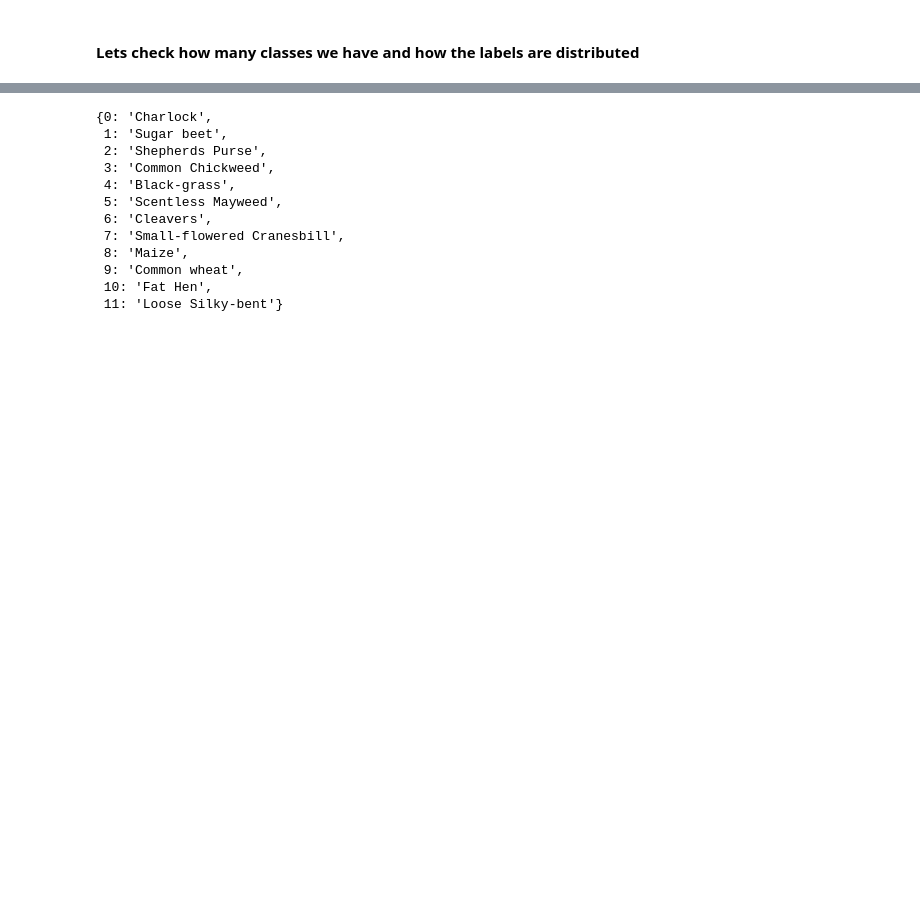
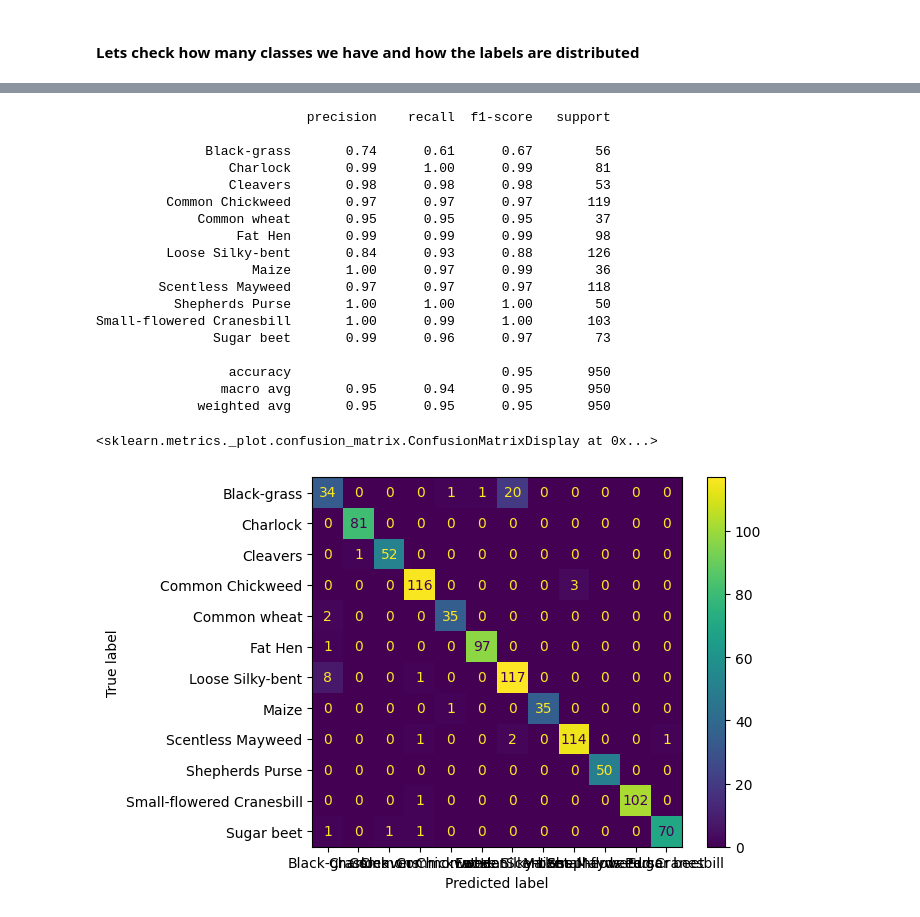
Before and after one commit to maximdorogov/vit-for-multiclass-image-classification, a Jupyter notebook: notebooks/exploration.ipynb, the cells around one changed output, grey strips where cells are left out. Saved outputs shown, nothing was run; the diff lists cells and outputs as text; code cells hidden in the pictures; blank space fills up the shorter version.

```diff
--- a/notebooks/exploration.ipynb
+++ b/notebooks/exploration.ipynb
@@ -137,15 +47,0 @@ eval_classifier(
-# %%
-model.config.id2label
-# %% [output]
-{0: 'Charlock',
- 1: 'Sugar beet',
- 2: 'Shepherds Purse',
- 3: 'Common Chickweed',
- 4: 'Black-grass',
- 5: 'Scentless Mayweed',
- 6: 'Cleavers',
- 7: 'Small-flowered Cranesbill',
- 8: 'Maize',
- 9: 'Common wheat',
- 10: 'Fat Hen',
- 11: 'Loose Silky-bent'}
@@ -188,0 +48,57 @@ print(model.config.id2label)
+# %%
+def collate_fn(data):
+    """
+    Collator function to properly pass raw data without preprocessing
+    """
+    return tuple(map(list, zip(*data)))
+# %%
+import sys
+sys.path.append('/home/maxim/projects/tryolabs-challenge')
+from classification_models import GrassClassificationModel
+from torch.utils.data import DataLoader
+from sklearn.metrics import classification_report
+from sklearn.metrics import ConfusionMatrixDisplay
+from utils.utils import EvalDataset
+
+val_data_path = '../model_wheights/vit_tiny/val_data.csv'
+image_folder = '../data/images/'
+model_path = '../model_wheights/vit_tiny/checkpoint'
+
+dataset = EvalDataset(
+    dataset_csv=val_data_path, folder_path=image_folder)
+eval_dataloader = DataLoader(
+    dataset=dataset, batch_size=64, collate_fn=collate_fn)
+model = GrassClassificationModel(model_path=model_path)
+
+y_true = list()
+y_pred = list()
+
+for images_batch, labels_batch in eval_dataloader:
+
+    preds, _ = model.run_inference(images=images_batch)
+    y_true.extend(labels_batch)
+    y_pred.extend(preds)
+
+print(classification_report(y_true=y_true, y_pred=y_pred))
+ConfusionMatrixDisplay.from_predictions(y_true=y_true, y_pred=y_pred)
+# %% [output]
+                           precision    recall  f1-score   support
+
+              Black-grass       0.74      0.61      0.67        56
+                 Charlock       0.99      1.00      0.99        81
+                 Cleavers       0.98      0.98      0.98        53
+         Common Chickweed       0.97      0.97      0.97       119
+             Common wheat       0.95      0.95      0.95        37
+                  Fat Hen       0.99      0.99      0.99        98
+         Loose Silky-bent       0.84      0.93      0.88       126
+                    Maize       1.00      0.97      0.99        36
+        Scentless Mayweed       0.97      0.97      0.97       118
+          Shepherds Purse       1.00      1.00      1.00        50
+Small-flowered Cranesbill       1.00      0.99      1.00       103
+               Sugar beet       0.99      0.96      0.97        73
+
+                 accuracy                           0.95       950
+                macro avg       0.95      0.94      0.95       950
+             weighted avg       0.95      0.95      0.95       950
+<sklearn.metrics._plot.confusion_matrix.ConfusionMatrixDisplay at 0x...>
+[figure, added]
```
Also changed, not shown: parts of 8 cells of this notebook, 2 other files.
